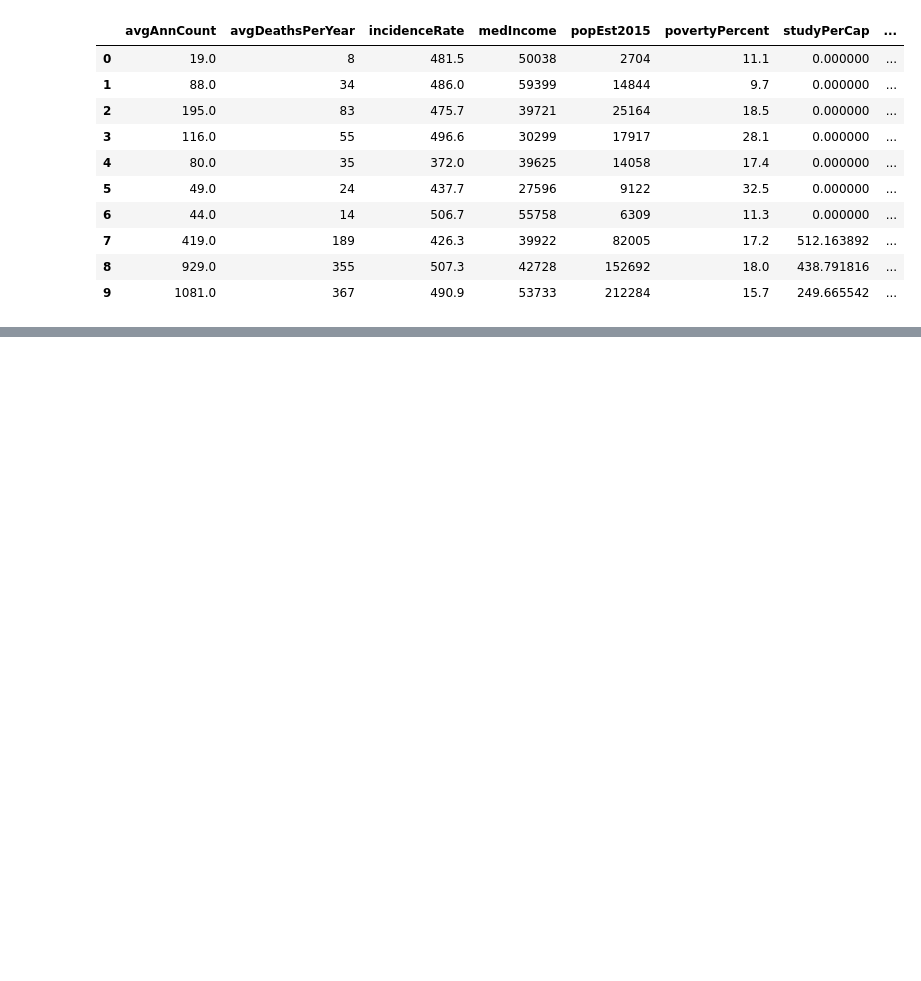
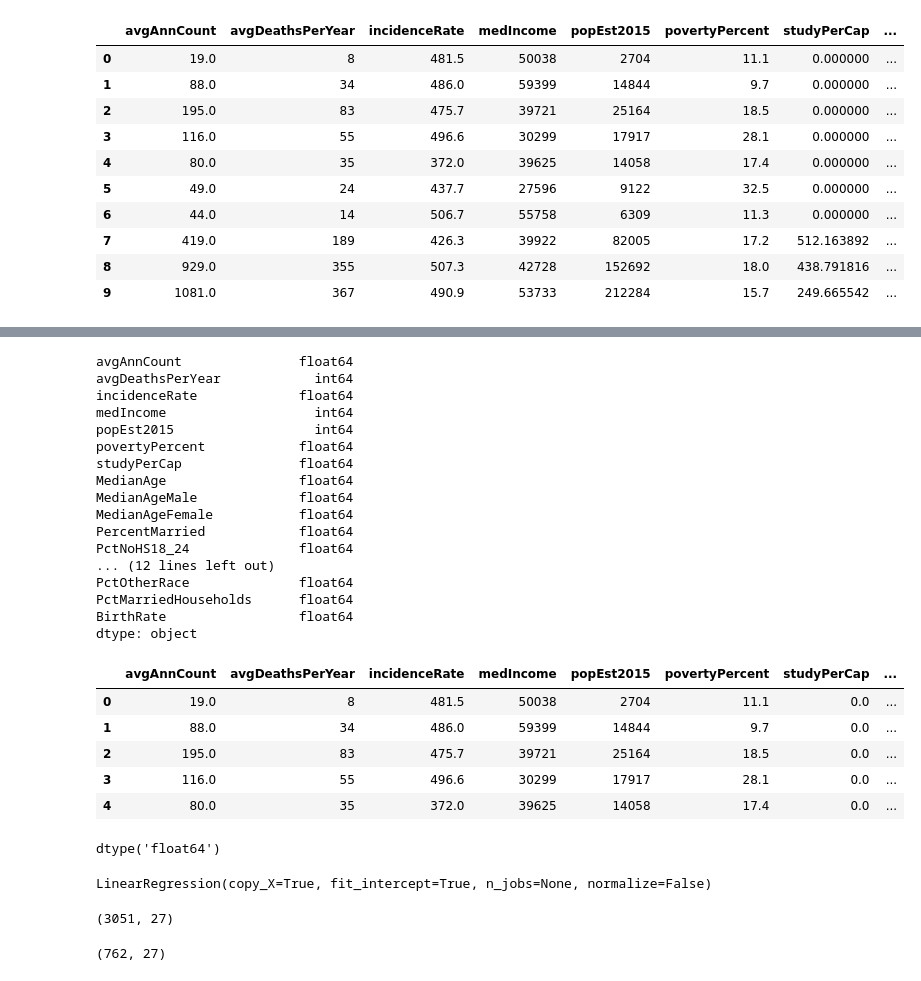
Before and after one commit to mayankjamindaruk/Machine_Learning_Bootcamp, a Jupyter notebook: USA_Cancer_Prediction_Model.ipynb, the cells around one changed output, grey strips where cells are left out. Cells and saved outputs as stored; diff of their text form; code cells hidden in the pictures; blank space fills up the shorter version.

```diff
--- a/USA_Cancer_Prediction_Model.ipynb
+++ b/USA_Cancer_Prediction_Model.ipynb
@@ -100,0 +248,60 @@ cancer_data.head(10)
+# %%
+input.dtypes
+
+input.head(5)
+# %% [output]
+avgAnnCount               float64
+avgDeathsPerYear            int64
+incidenceRate             float64
+medIncome                   int64
+popEst2015                  int64
+povertyPercent            float64
+studyPerCap               float64
+MedianAge                 float64
+MedianAgeMale             float64
+MedianAgeFemale           float64
+PercentMarried            float64
+PctNoHS18_24              float64
+... (12 lines left out)
+PctOtherRace              float64
+PctMarriedHouseholds      float64
+BirthRate                 float64
+dtype: object
+|  | avgAnnCount | avgDeathsPerYear | incidenceRate | medIncome | popEst2015 | povertyPercent | studyPerCap | ... |
+| 0 | 19.0 | 8 | 481.5 | 50038 | 2704 | 11.1 | 0.0 | ... |
+| 1 | 88.0 | 34 | 486.0 | 59399 | 14844 | 9.7 | 0.0 | ... |
+| 2 | 195.0 | 83 | 475.7 | 39721 | 25164 | 18.5 | 0.0 | ... |
+| 3 | 116.0 | 55 | 496.6 | 30299 | 17917 | 28.1 | 0.0 | ... |
+| 4 | 80.0 | 35 | 372.0 | 39625 | 14058 | 17.4 | 0.0 | ... |
+# %%
+target.dtypes
+# %% [output]
+dtype('float64')
+# %%
+
+from sklearn.linear_model import LinearRegression
+
+# create the model object
+lr = LinearRegression()
+
+# fit the model on train data
+lr.fit(input, target)
+# %% [output]
+LinearRegression(copy_X=True, fit_intercept=True, n_jobs=None, normalize=False)
+# %%
+input.shape
+# %% [output]
+(3051, 27)
+# %%
+
+del test_data['PctSomeCol18_24']
+del test_data['PctEmployed16_Over']
+del test_data['PctPrivateCoverageAlone']
+del test_data['AvgHouseholdSize']
+ # Removing non-floating values
+del test_data['Geography']
+del test_data['binnedInc']
+
+test_data.shape
+# %% [output]
+(762, 27)
```
Also changed, not shown: parts of 12 cells of this notebook.
